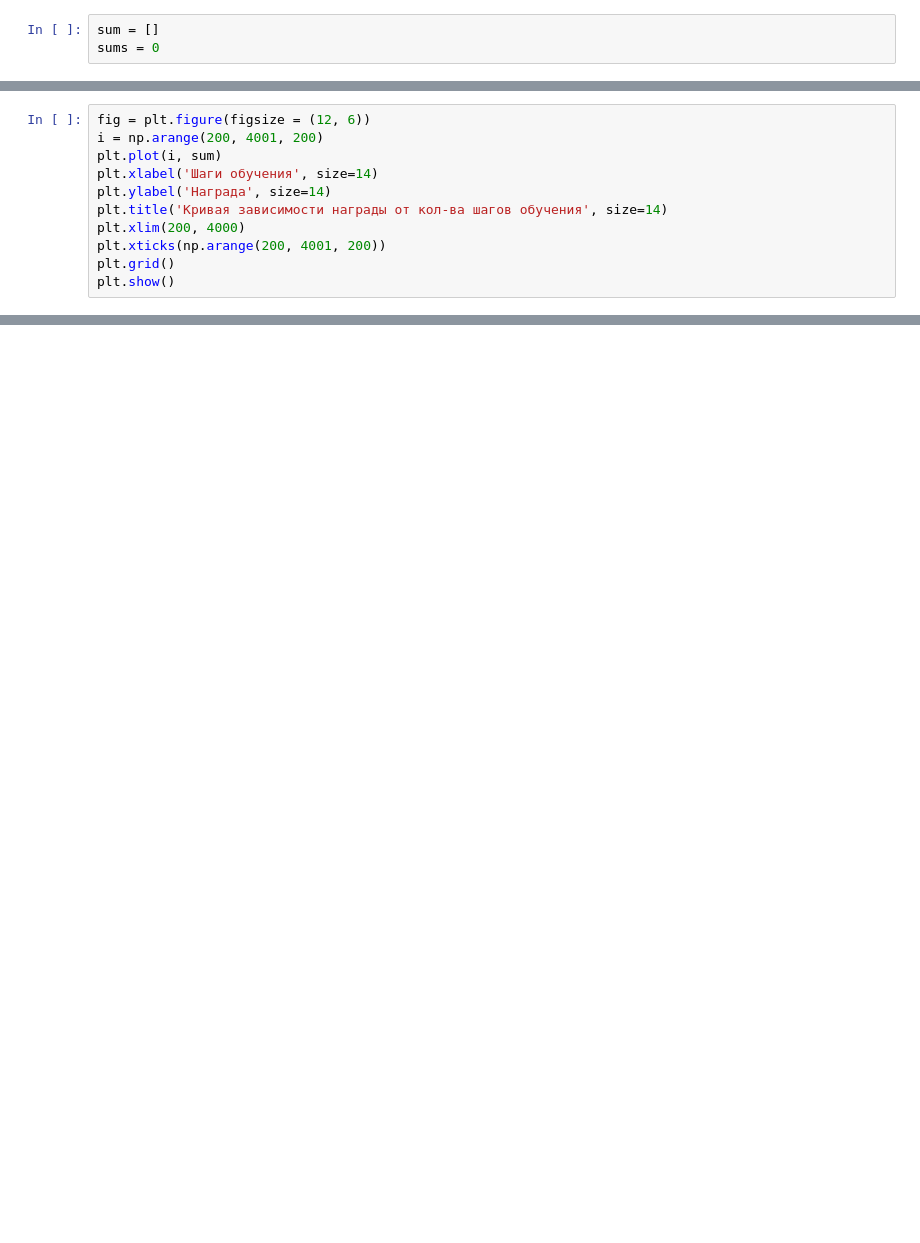
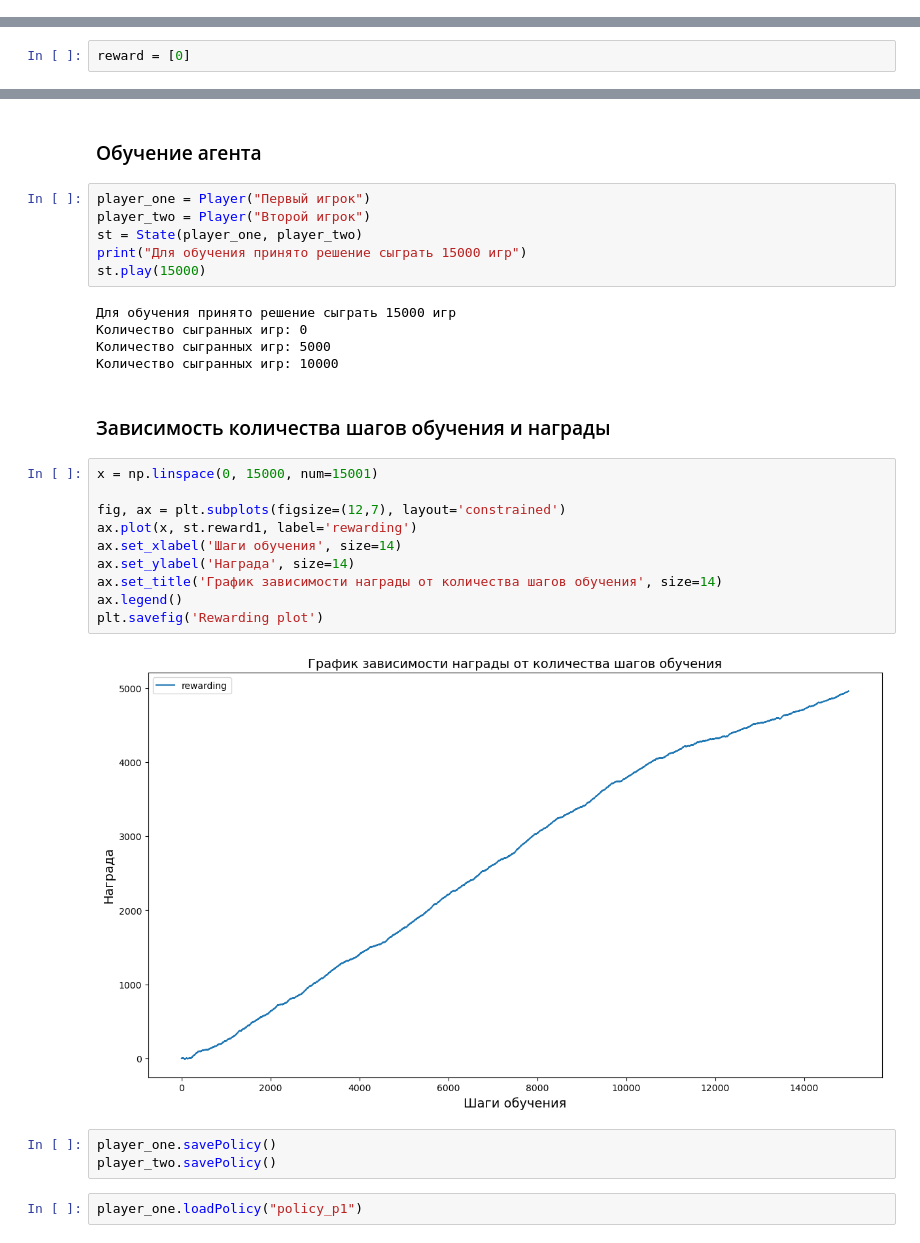
Before and after one commit to alex-bayir/IT, a Jupyter notebook: task4/main.ipynb, the cells around one changed output, grey strips where cells are left out. Saved outputs shown, nothing was run; the diff lists cells and outputs as text; blank space fills up the shorter version.

```diff
--- a/task4/main.ipynb
+++ b/task4/main.ipynb
@@ -181,3 +0,0 @@ V = file_write_read()
-# %%
-sum = []
-sums = 0
@@ -205,11 +0,0 @@ for i in range(1, 4001):
-# %%
-fig = plt.figure(figsize = (12, 6))
-i = np.arange(200, 4001, 200)
-plt.plot(i, sum)
-plt.xlabel('Шаги обучения', size=14)
-plt.ylabel('Награда', size=14)
-plt.title('Кривая зависимости награды от кол-ва шагов обучения', size=14)
-plt.xlim(200, 4000)
-plt.xticks(np.arange(200, 4001, 200))
-plt.grid()
-plt.show()
@@ -217,0 +12,2 @@ plt.show()
+# %%
+reward = [0]
@@ -217,0 +380,32 @@ plt.show()
+# %% [markdown]
+### Обучение агента
+# %%
+player_one = Player("Первый игрок")
+player_two = Player("Второй игрок")
+st = State(player_one, player_two)
+print("Для обучения принято решение сыграть 15000 игр")
+st.play(15000)
+# %% [output]
+Для обучения принято решение сыграть 15000 игр
+Количество сыгранных игр: 0
+Количество сыгранных игр: 5000
+Количество сыгранных игр: 10000
+# %% [markdown]
+### Зависимость количества шагов обучения и награды
+# %%
+x = np.linspace(0, 15000, num=15001)
+
+fig, ax = plt.subplots(figsize=(12,7), layout='constrained')
+ax.plot(x, st.reward1, label='rewarding')
+ax.set_xlabel('Шаги обучения', size=14)
+ax.set_ylabel('Награда', size=14)
+ax.set_title('График зависимости награды от количества шагов обучения', size=14)
+ax.legend()
+plt.savefig('Rewarding plot')
+# %% [output]
+[figure, added]
+# %%
+player_one.savePolicy()
+player_two.savePolicy()
+# %%
+player_one.loadPolicy("policy_p1")
```
Also changed, not shown: parts of 32 cells of this notebook.
